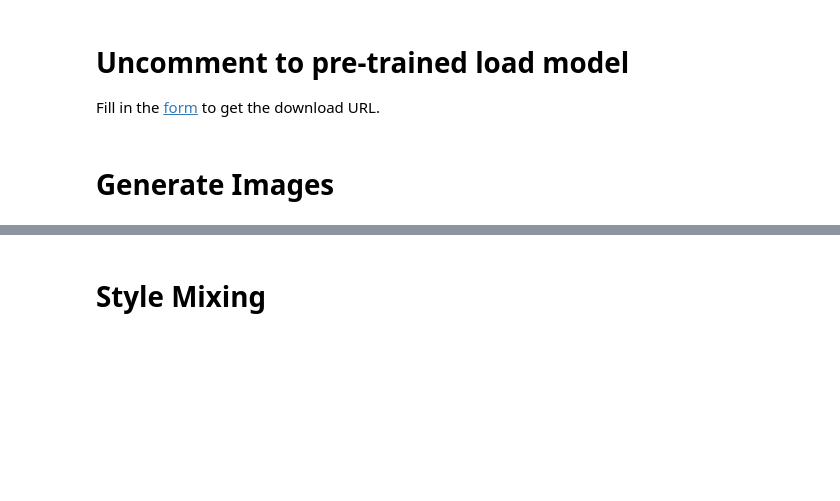
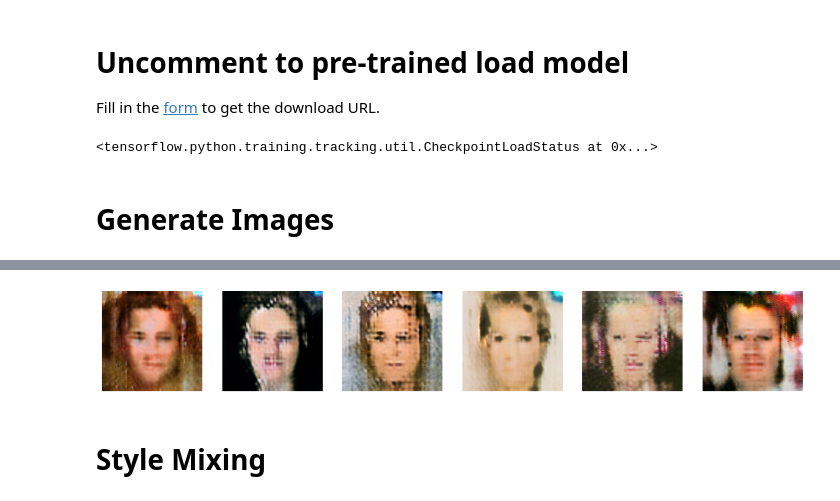
Before and after one commit to PacktPublishing/Hands-On-Image-Generation-with-TensorFlow-2.0, a Jupyter notebook: Chapter07/ch7_stylegan_custom.ipynb, the cells around one changed output, grey strips where cells are left out. Saved outputs shown, nothing was run; the diff lists cells and outputs as text; code cells hidden in the pictures; blank space fills up the shorter version.

```diff
--- a/Chapter07/ch7_stylegan_custom.ipynb
+++ b/Chapter07/ch7_stylegan_custom.ipynb
@@ -783,3 +826,8 @@ gan.load_checkpoint(path)
+# %%
+# Load models
+model.load_weights('./ckpts/stylegan_256x256_STABLE.ckpt')
+# %% [output]
+<tensorflow.python.training.tracking.util.CheckpointLoadStatus at 0x...>
 # %% [markdown]
 # Generate Images
 # %%
@@ -794,7 +842,8 @@ def generate_image(w, noise):
 # %%
 batch_size = 8
 z = tf.random.truncated_normal((batch_size, 512))
-w = gan.mapping(z)
-noise = gan.generate_noise(batch_size)
-images = gan.generate(z)
+w = model.mapping(z)
+noise = model.generate_noise(batch_size)
+images = model.create(z)
 plot_images(images, 7)
+# %% [output]
@@ -801,3 +867,4 @@ plot_images(images, 7)
+[figure, added]
 # %% [markdown]
 # Style Mixing
 # %%
```
Also changed, not shown: parts of 32 cells of this notebook.
